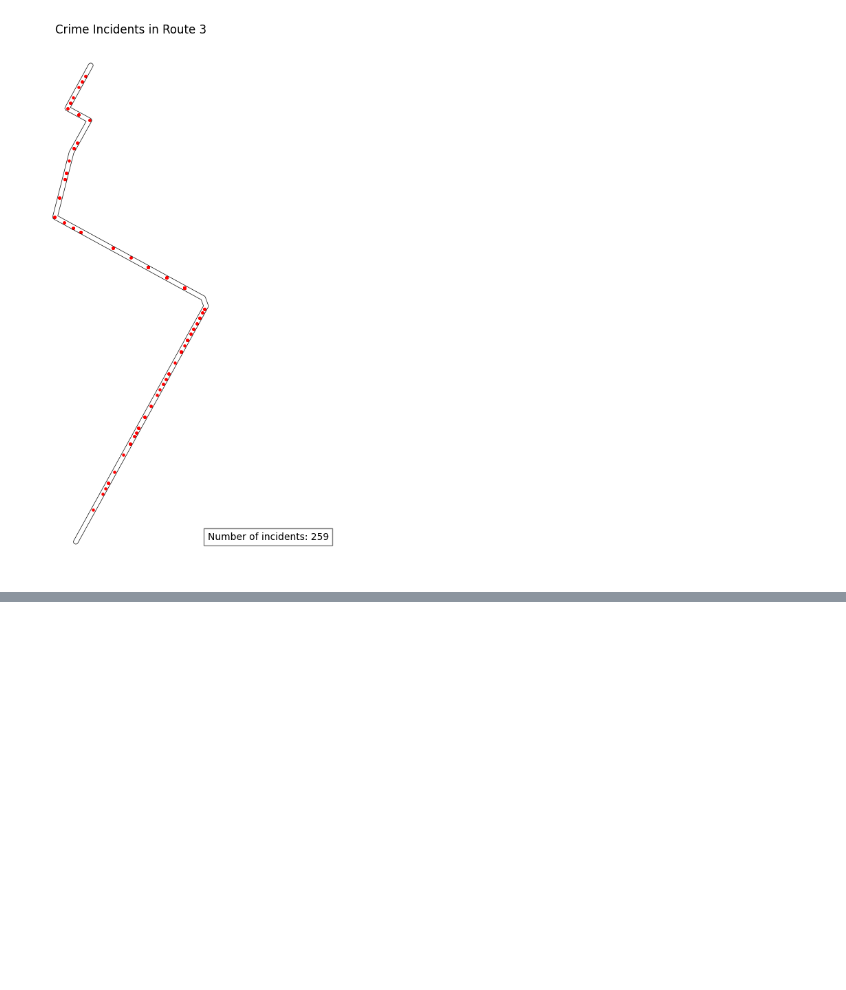
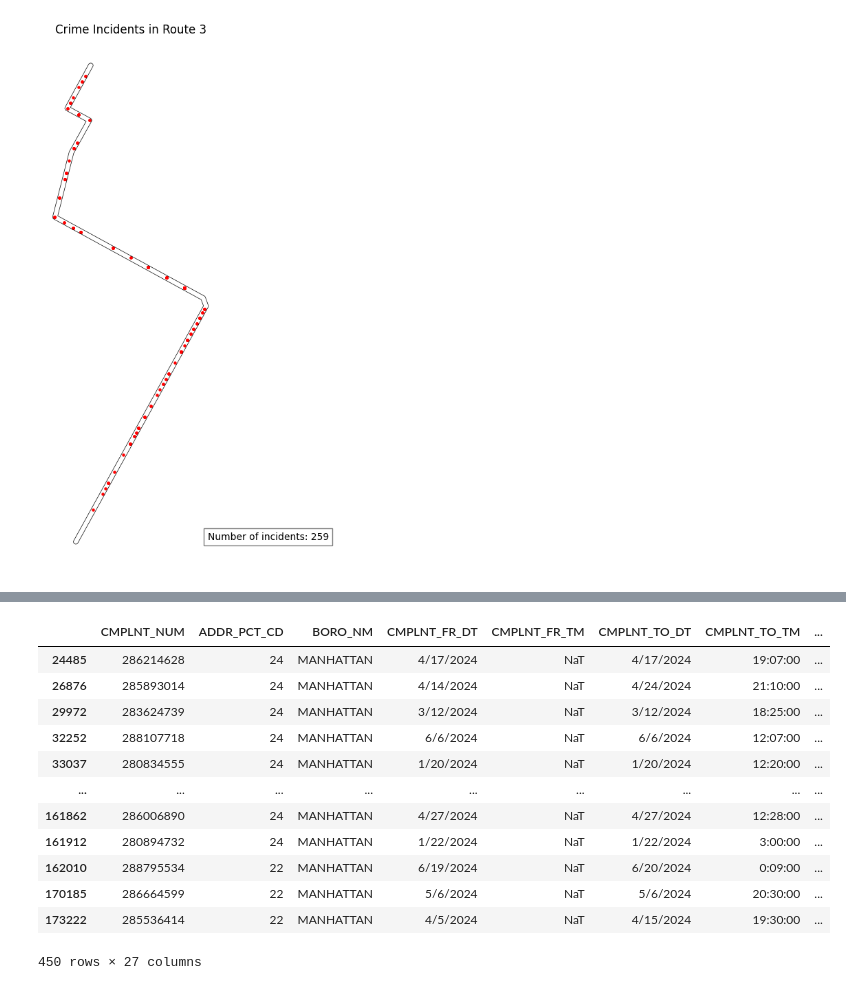
Before and after one commit to johnmasataka/cdp-mapping-systems, a Jupyter notebook: Assignments/20240725_mapping_system_assignment2_xj2329_john_masataka_xianfeng_jiang/20240725_mapping_system_assignment2_xj2329_john_masataka_xianfeng_jiang.ipynb, the cells around one changed output, grey strips where cells are left out. Saved outputs shown, nothing was run; the diff lists cells and outputs as text; code cells hidden in the pictures; blank space fills up the shorter version.

```diff
--- a/Assignments/20240725_mapping_system_assignment2_xj2329_john_masataka_xianfeng_jiang/20240725_mapping_system_assignment2_xj2329_john_masataka_xianfeng_jiang.ipynb
+++ b/Assignments/20240725_mapping_system_assignment2_xj2329_john_masataka_xianfeng_jiang/20240725_mapping_system_assignment2_xj2329_john_masataka_xianfeng_jiang.ipynb
@@ -290,0 +324,16 @@ Text(0.95, 0.05, 'Number of incidents: 259')
+# %%
+events_in_route1
+# %% [output]
+|  | CMPLNT_NUM | ADDR_PCT_CD | BORO_NM | CMPLNT_FR_DT | CMPLNT_FR_TM | CMPLNT_TO_DT | CMPLNT_TO_TM | ... |
+| 24485 | 286214628 | 24 | MANHATTAN | 4/17/2024 | NaT | 4/17/2024 | 19:07:00 | ... |
+| 26876 | 285893014 | 24 | MANHATTAN | 4/14/2024 | NaT | 4/24/2024 | 21:10:00 | ... |
+| 29972 | 283624739 | 24 | MANHATTAN | 3/12/2024 | NaT | 3/12/2024 | 18:25:00 | ... |
+| 32252 | 288107718 | 24 | MANHATTAN | 6/6/2024 | NaT | 6/6/2024 | 12:07:00 | ... |
+| 33037 | 280834555 | 24 | MANHATTAN | 1/20/2024 | NaT | 1/20/2024 | 12:20:00 | ... |
+| ... | ... | ... | ... | ... | ... | ... | ... | ... |
+| 161862 | 286006890 | 24 | MANHATTAN | 4/27/2024 | NaT | 4/27/2024 | 12:28:00 | ... |
+| 161912 | 280894732 | 24 | MANHATTAN | 1/22/2024 | NaT | 1/22/2024 | 3:00:00 | ... |
+| 162010 | 288795534 | 22 | MANHATTAN | 6/19/2024 | NaT | 6/20/2024 | 0:09:00 | ... |
+| 170185 | 286664599 | 22 | MANHATTAN | 5/6/2024 | NaT | 5/6/2024 | 20:30:00 | ... |
+| 173222 | 285536414 | 22 | MANHATTAN | 4/5/2024 | NaT | 4/15/2024 | 19:30:00 | ... |
+450 rows × 27 columns
```
Also changed, not shown: parts of 9 cells of this notebook, 27 other files.
